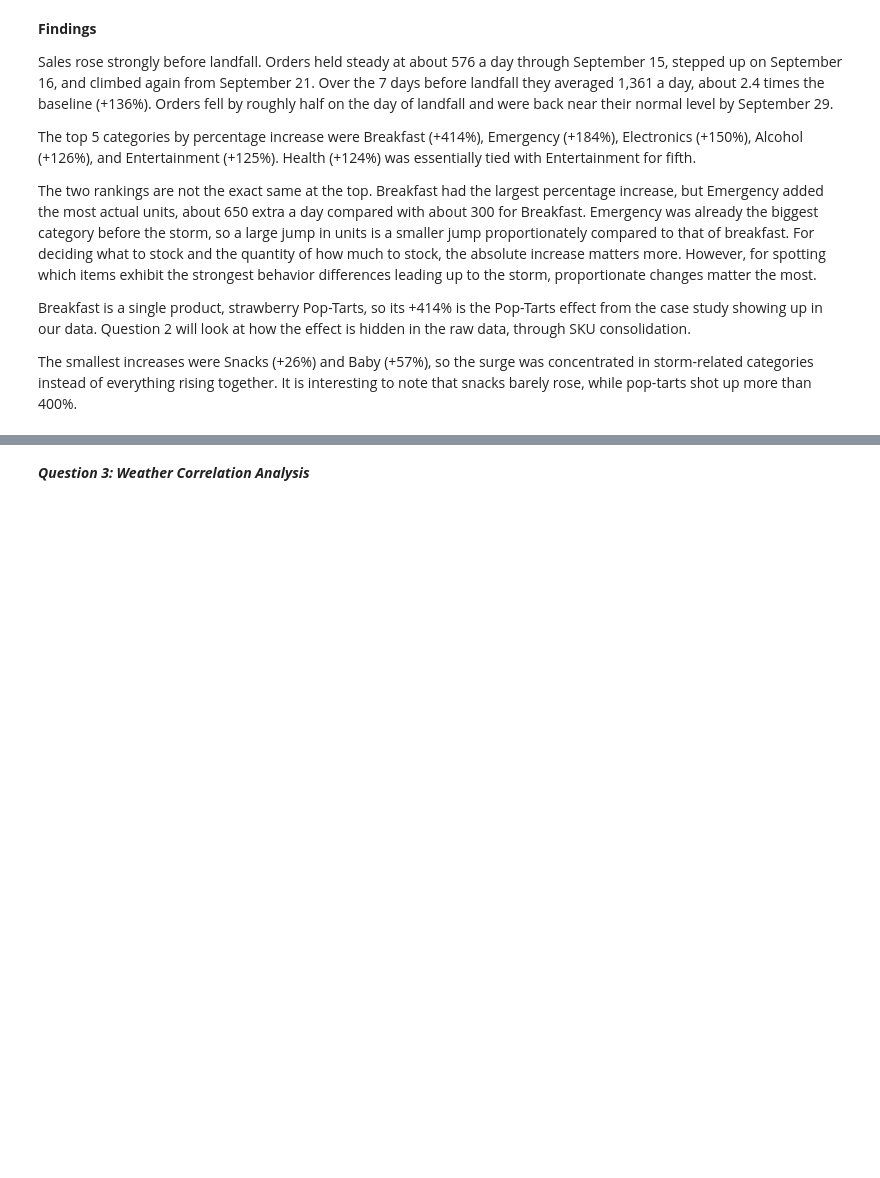
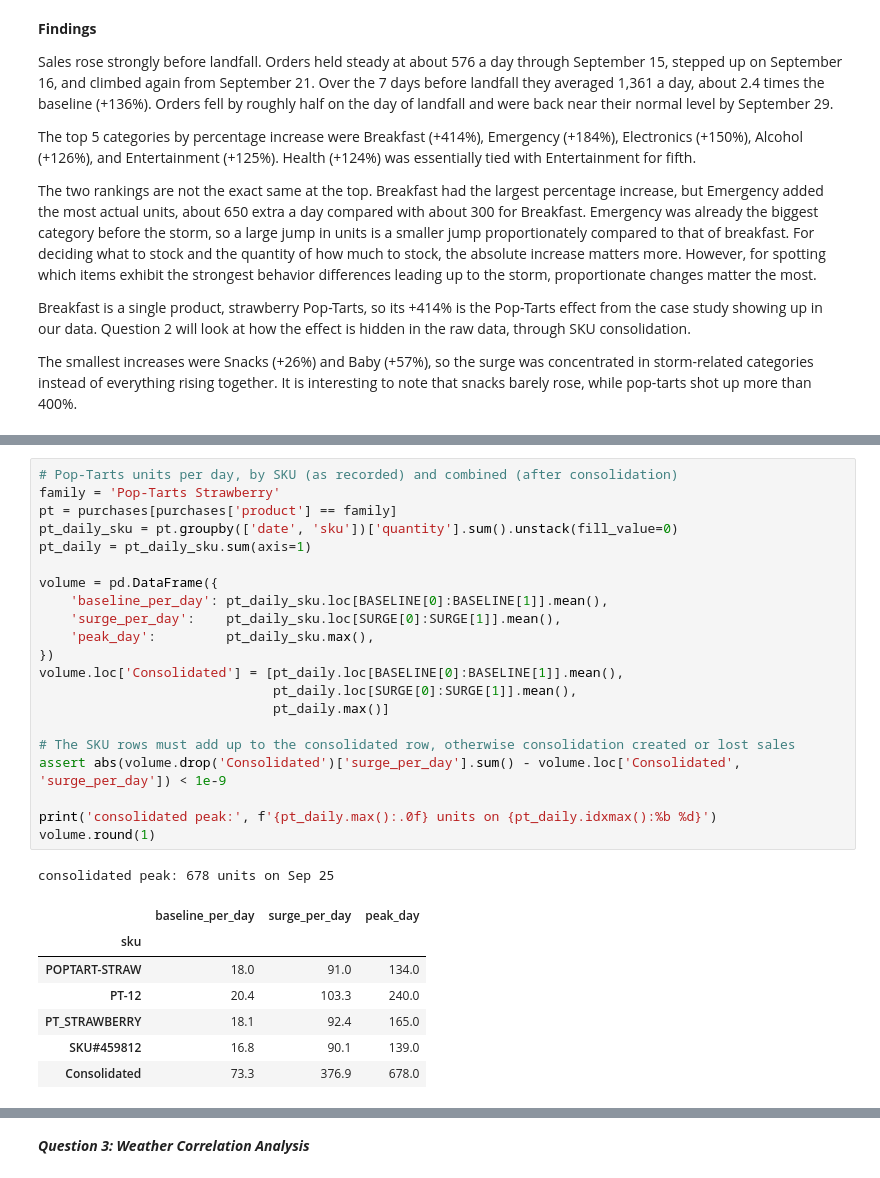
Before and after one commit to BenFreilichUVA/walmart-hurricane-project, a Jupyter notebook: notebooks/scratch/team_notebook.ipynb, the cells around one changed output, grey strips where cells are left out. Cells and saved outputs as stored; diff of their text form; blank space fills up the shorter version.

```diff
--- a/notebooks/scratch/team_notebook.ipynb
+++ b/notebooks/scratch/team_notebook.ipynb
@@ -786,0 +819,30 @@ The smallest increases were Snacks (+26%) and Baby (+57%), so the surge was conc
+# %%
+# Pop-Tarts units per day, by SKU (as recorded) and combined (after consolidation)
+family = 'Pop-Tarts Strawberry'
+pt = purchases[purchases['product'] == family]
+pt_daily_sku = pt.groupby(['date', 'sku'])['quantity'].sum().unstack(fill_value=0)
+pt_daily = pt_daily_sku.sum(axis=1)
+
+volume = pd.DataFrame({
+    'baseline_per_day': pt_daily_sku.loc[BASELINE[0]:BASELINE[1]].mean(),
+    'surge_per_day':    pt_daily_sku.loc[SURGE[0]:SURGE[1]].mean(),
+    'peak_day':         pt_daily_sku.max(),
+})
+volume.loc['Consolidated'] = [pt_daily.loc[BASELINE[0]:BASELINE[1]].mean(),
+                              pt_daily.loc[SURGE[0]:SURGE[1]].mean(),
+                              pt_daily.max()]
+
+# The SKU rows must add up to the consolidated row, otherwise consolidation created or lost sales
+assert abs(volume.drop('Consolidated')['surge_per_day'].sum() - volume.loc['Consolidated', 'surge_per_day']) < 1e-9
+
+print('consolidated peak:', f'{pt_daily.max():.0f} units on {pt_daily.idxmax():%b %d}')
+volume.round(1)
+# %% [output]
+consolidated peak: 678 units on Sep 25
+|  | baseline_per_day | surge_per_day | peak_day |
+| sku |  |  |  |
+| POPTART-STRAW | 18.0 | 91.0 | 134.0 |
+| PT-12 | 20.4 | 103.3 | 240.0 |
+| PT_STRAWBERRY | 18.1 | 92.4 | 165.0 |
+| SKU#459812 | 16.8 | 90.1 | 139.0 |
+| Consolidated | 73.3 | 376.9 | 678.0 |
```
Also changed, not shown: parts of 8 cells of this notebook.
